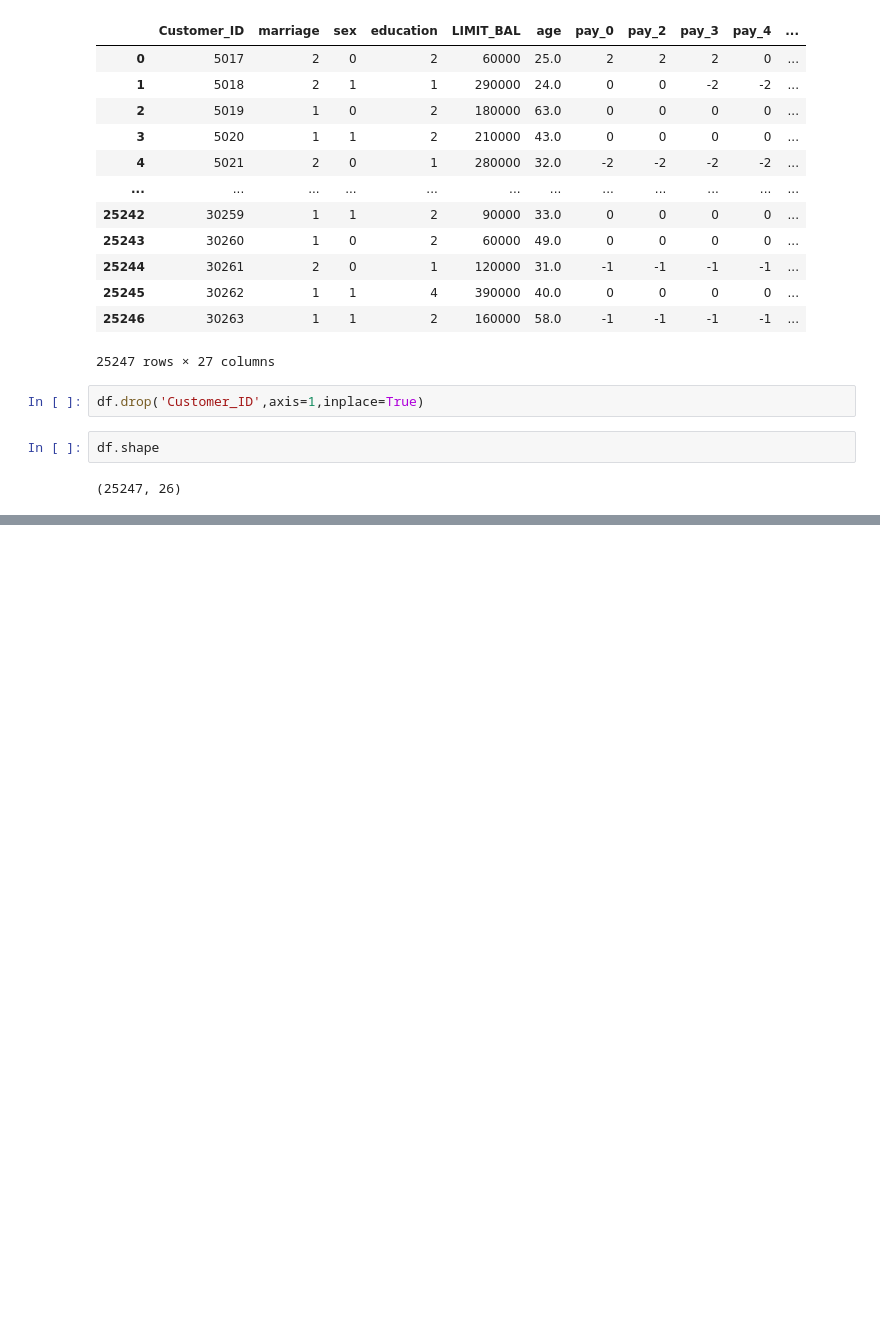
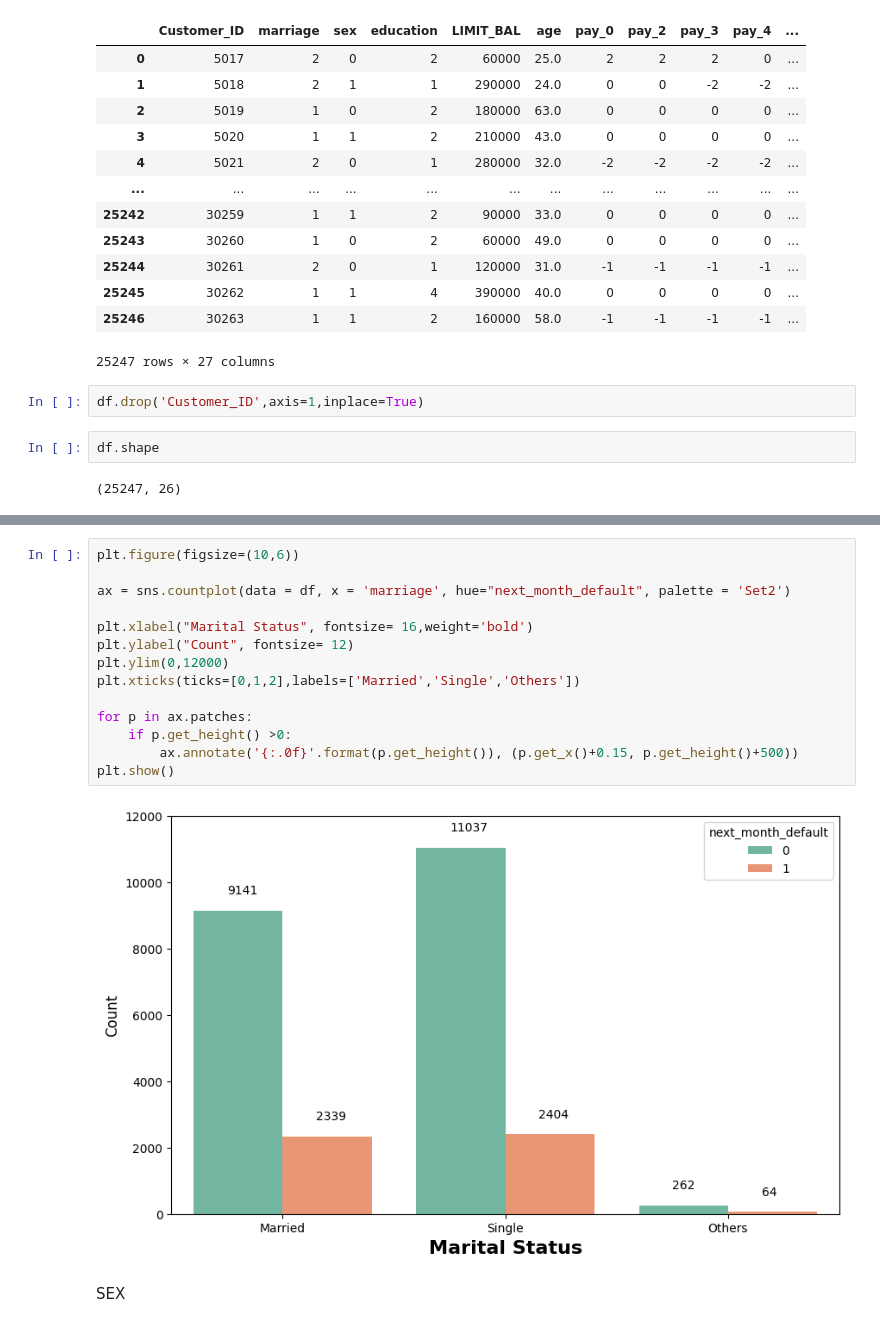
Before and after one commit to ravirao05/Credit-Card-Default-Prediction, a Jupyter notebook: creditcard.ipynb, the cells around one changed output, grey strips where cells are left out. Drawn from its saved outputs; the diff is of its cells as text; blank space fills up the shorter version.

```diff
--- a/creditcard.ipynb
+++ b/creditcard.ipynb
@@ -30,0 +155,18 @@ df.shape
+# %%
+plt.figure(figsize=(10,6))
+
+ax = sns.countplot(data = df, x = 'marriage', hue="next_month_default", palette = 'Set2')
+
+plt.xlabel("Marital Status", fontsize= 16,weight='bold')
+plt.ylabel("Count", fontsize= 12)
+plt.ylim(0,12000)
+plt.xticks(ticks=[0,1,2],labels=['Married','Single','Others'])
+
+for p in ax.patches:
+    if p.get_height() >0:
+        ax.annotate('{:.0f}'.format(p.get_height()), (p.get_x()+0.15, p.get_height()+500))
+plt.show()
+# %% [output]
+[figure, added]
+# %% [markdown]
+SEX
```
Also changed, not shown: parts of 31 cells of this notebook, 3 other files.
